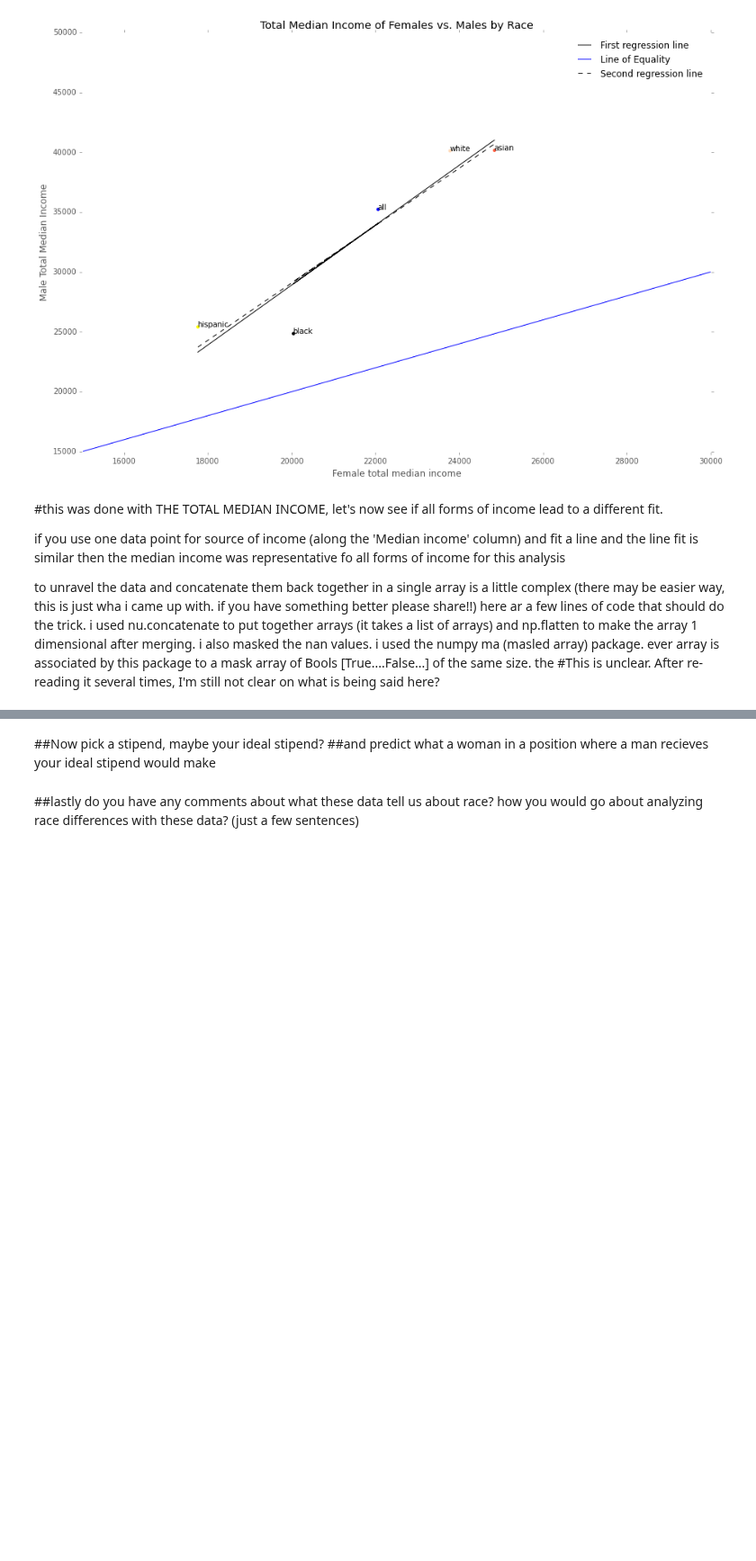
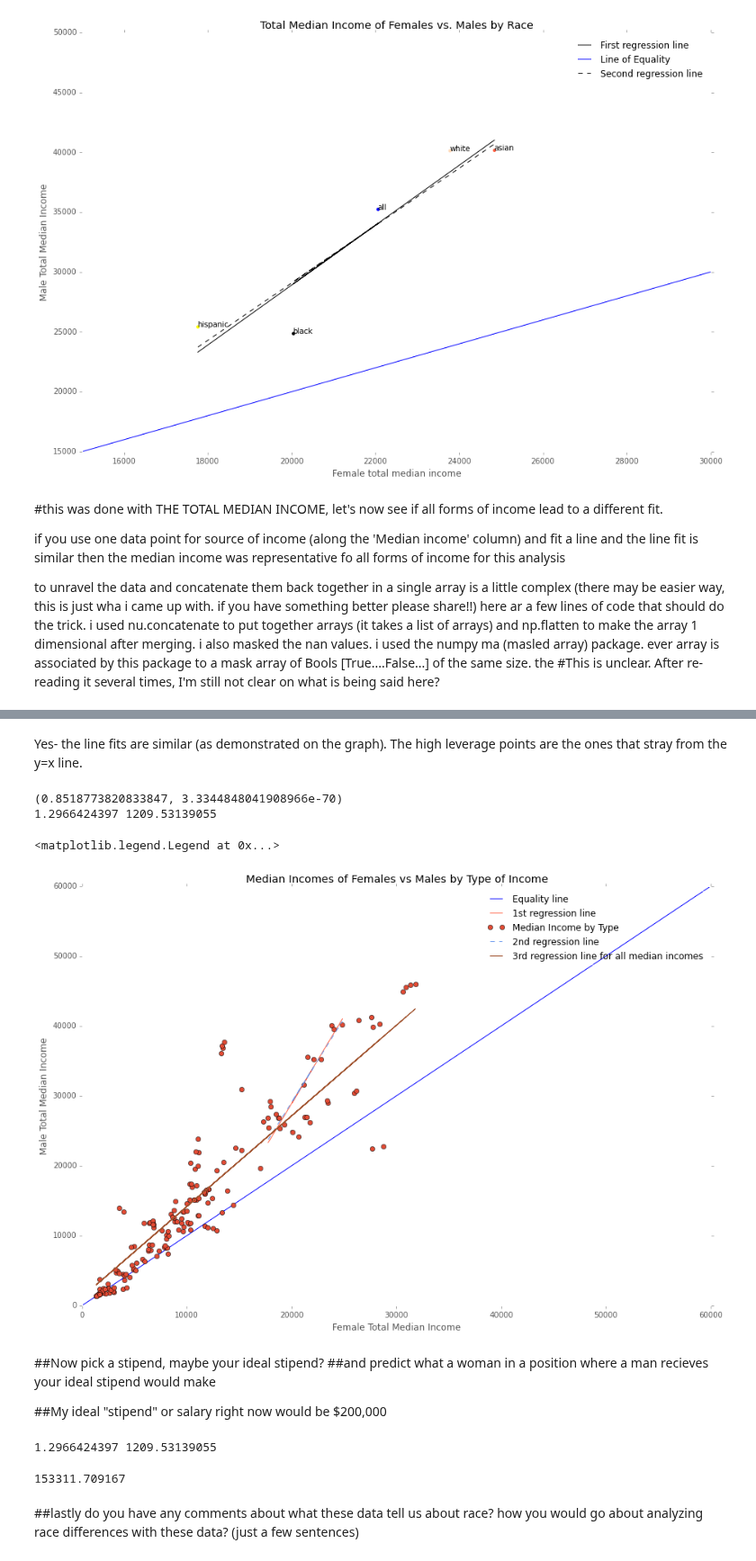
Before and after one commit to jjhall77/PUI2015_jjhall, a Jupyter notebook: HW5/income_by_gender-instructions.ipynb, the cells around one changed output, grey strips where cells are left out. Shown at 90% size. Cells and saved outputs as stored; diff of their text form; code cells hidden in the pictures; blank space fills up the shorter version.

```diff
--- a/HW5/income_by_gender-instructions.ipynb
+++ b/HW5/income_by_gender-instructions.ipynb
@@ -332,5 +325,64 @@ Slope:  0.59, 0.59, 0.59 0.56
+# %% [markdown]
+Yes- the line fits are similar (as demonstrated on the graph).
+The high leverage points are the ones that stray from the y=x line.
+# %%
+#fit line
+
+cor2 = stats.spearmanr(total_females, total_males)
+print cor2
+beta1_all=cor2[0]*total_males.std()/total_females.std()
+beta0_all=total_males.mean()-beta1_all*total_females.mean()
+
+
+
+coefficients3 = (beta1_all,beta0_all)
+
+polynomial3 = np.poly1d(coefficients3)
+all_Y = polynomial3(total_females)
+
+fig = pl.figure(figsize=(15,10))
+ax1 = fig.add_subplot(111)
+ax1.set_ylabel('Male Total Median Income')
+ax1.set_xlabel('Female Total Median Income')
+ax1.set_title('Median Incomes of Females vs Males by Type of Income')
+ax1.set_ylim([0,60000])
+ax1.set_xlim([0,60000])
+
+
+for race in allfemales:
+    ax1.scatter(allfemales[race]['Median income'][1],allmales[race]['Median income'][1],s=20,edgecolor='none',color = race_colors[race])
+
+ax1.plot([0,60000],[0,60000],'-b',label='Equality line')
+ax1.plot(all_females_array,newY,linewidth=1,color='tomato',label='1st regression line')
+ax1.plot(total_females, total_males, 'o',label='Median Income by Type')
+
+coefficients2 = [beta1,beta0]
+polynomial2 = np.poly1d(coefficients2)
+anotherY = polynomial2(all_females_array)
+
+ax1.plot(all_females_array,anotherY,"--k", color="cornflowerblue",label='2nd regression line')
+ax1.plot(total_females,all_Y,"-r", color= "sienna",label='3rd regression line for all median incomes')
+ax1.legend()
+# %% [output]
+(0.8518773820833847, 3.3344848041908966e-70)
+1.2966424397 1209.53139055
+<matplotlib.legend.Legend at 0x...>
+[figure, added]
 # %% [markdown]
 ##Now pick a stipend, maybe your ideal stipend?
 ##and predict what a woman in a position where a man recieves your ideal stipend would make
+
+##My ideal "stipend" or salary right now would be $200,000
+# %%
+#coefficients for the equation:
+print beta1_all, beta0_all
+# %% [output]
+1.2966424397 1209.53139055
+# %%
+##Assuming the average relation holds at this stiped
+female_stipend = (200000 - beta0_all)/beta1_all
+print female_stipend
+# %% [output]
+153311.709167
 # %% [markdown]
 ##lastly do you have any comments about what these data tell us about race? how you would go about analyzing race differences with these data? (just a few sentences)
```
Also changed, not shown: parts of 5 cells of this notebook.
